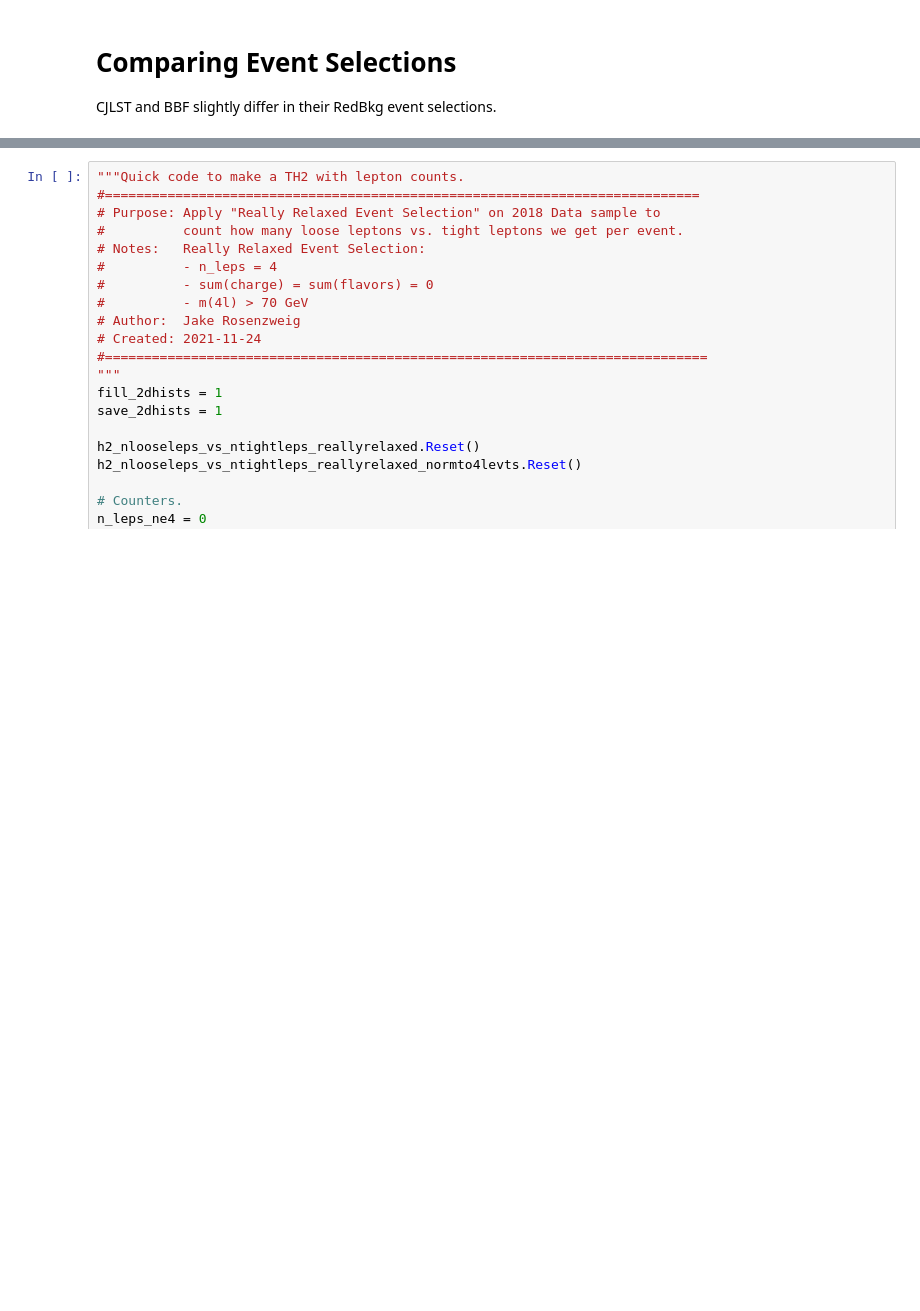
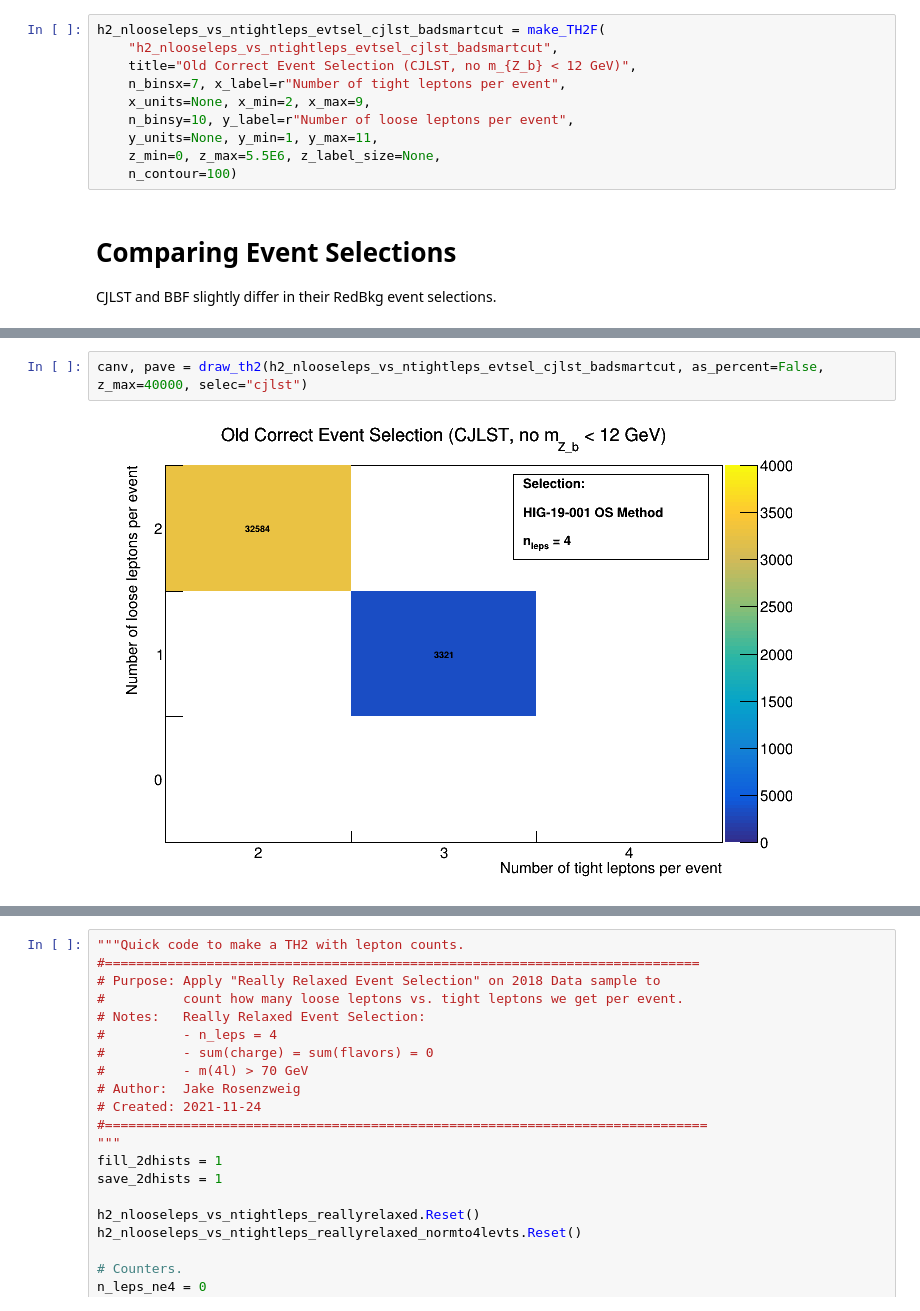
Before and after one commit to rosedj1/ZplusXpython, a Jupyter notebook: sidequests/scripts/jake_vs_elisa_event_comparison.ipynb, the cells around one changed output, grey strips where cells are left out. Saved outputs shown, nothing was run; the diff lists cells and outputs as text; blank space fills up the shorter version.

```diff
--- a/sidequests/scripts/jake_vs_elisa_event_comparison.ipynb
+++ b/sidequests/scripts/jake_vs_elisa_event_comparison.ipynb
@@ -2039,3 +1342,13 @@ prac_lep = MyLepton(25, 0.2, 3.14, 0.1057, 13, 1, 0.22)
+# %%
+h2_nlooseleps_vs_ntightleps_evtsel_cjlst_badsmartcut = make_TH2F(
+    "h2_nlooseleps_vs_ntightleps_evtsel_cjlst_badsmartcut",
+    title="Old Correct Event Selection (CJLST, no m_{Z_b} < 12 GeV)",
+    n_binsx=7, x_label=r"Number of tight leptons per event",
+    x_units=None, x_min=2, x_max=9,
+    n_binsy=10, y_label=r"Number of loose leptons per event",
+    y_units=None, y_min=1, y_max=11,
+    z_min=0, z_max=5.5E6, z_label_size=None,
+    n_contour=100)
 # %% [markdown]
 # Comparing Event Selections
 
@@ -2042,0 +1516,4 @@ CJLST and BBF slightly differ in their RedBkg event selections.
+# %%
+canv, pave = draw_th2(h2_nlooseleps_vs_ntightleps_evtsel_cjlst_badsmartcut, as_percent=False, z_max=40000, selec="cjlst")
+# %% [output]
+[figure, added]
```
Also changed, not shown: parts of 46 cells of this notebook, 7 other files.
